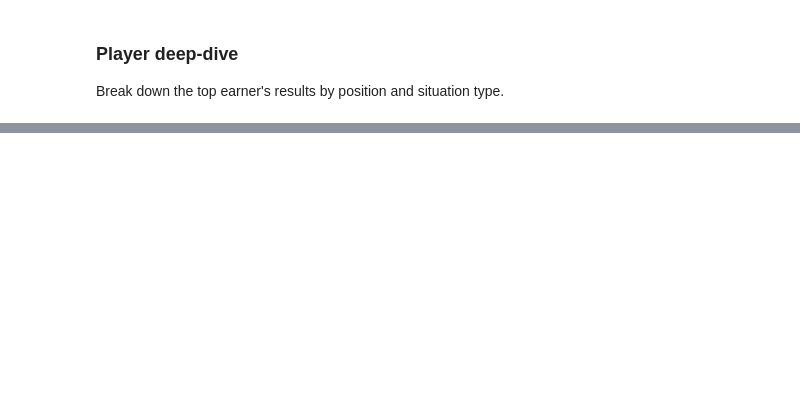
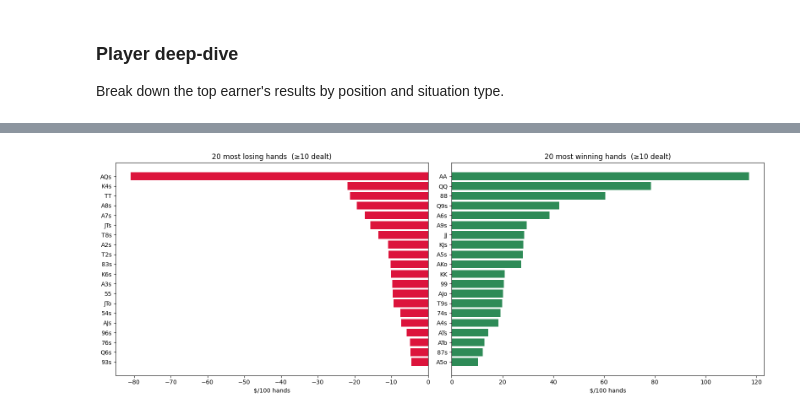
Before and after one commit to ScottBorland/Poker-Dataset-Analysis, a Jupyter notebook: notebooks/exploration.ipynb, the cells around one changed output, grey strips where cells are left out. Drawn from its saved outputs; the diff is of its cells as text; code cells hidden in the pictures; blank space fills up the shorter version.

```diff
--- a/notebooks/exploration.ipynb
+++ b/notebooks/exploration.ipynb
@@ -450,0 +458,20 @@ Break down the top earner's results by position and situation type.
+# %%
+
+from pathlib import Path
+from parser_888 import load_file_888
+
+_888_dir = Path('../data/888poker')
+hands_888 = []
+for _f in sorted(_888_dir.glob('*.txt')):
+    if 'Summary' not in _f.name:
+        hands_888.extend(load_file_888(_f))
+print(f'Loaded {len(hands_888):,} 888poker hands')
+
+sw = pd.read_sql("""
+    SELECT hand_id, file, position, stack, invested, winnings, net_won,
+           saw_flop, went_to_sd, vpip, pfr
+    FROM player_hands
+    WHERE player_id = 'ScottyWotty' AND venue = '888poker'
+""", con)
+print(f'ScottyWotty: {len(sw):,} hands in db')
+print(f'Net P&L: ${sw["net_won"].sum():.2f}')
@@ -450,0 +717,25 @@ Break down the top earner's results by position and situation type.
+# %%
+
+# --- Top / bottom 20 hands bar chart ---
+MIN_HANDS = 10
+hs = hand_stats[hand_stats['hands'] >= MIN_HANDS].sort_values('avg_per_hand')
+
+worst20 = hs.head(20).iloc[::-1]   # most negative at top
+best20  = hs.tail(20)              # most positive at top
+
+fig, axes = plt.subplots(1, 2, figsize=(16, 6))
+
+axes[0].barh(worst20['hand'], worst20['avg_per_hand'], color='crimson')
+axes[0].axvline(0, color='black', lw=0.8, ls='--')
+axes[0].set_title(f'20 most losing hands  (≥{MIN_HANDS} dealt)')
+axes[0].set_xlabel('$/100 hands')
+
+axes[1].barh(best20['hand'], best20['avg_per_hand'], color='seagreen')
+axes[1].axvline(0, color='black', lw=0.8, ls='--')
+axes[1].set_title(f'20 most winning hands  (≥{MIN_HANDS} dealt)')
+axes[1].set_xlabel('$/100 hands')
+
+plt.tight_layout()
+plt.show()
+# %% [output]
+[figure, added]
```
Also changed, not shown: parts of 21 cells of this notebook, 9 other files.
